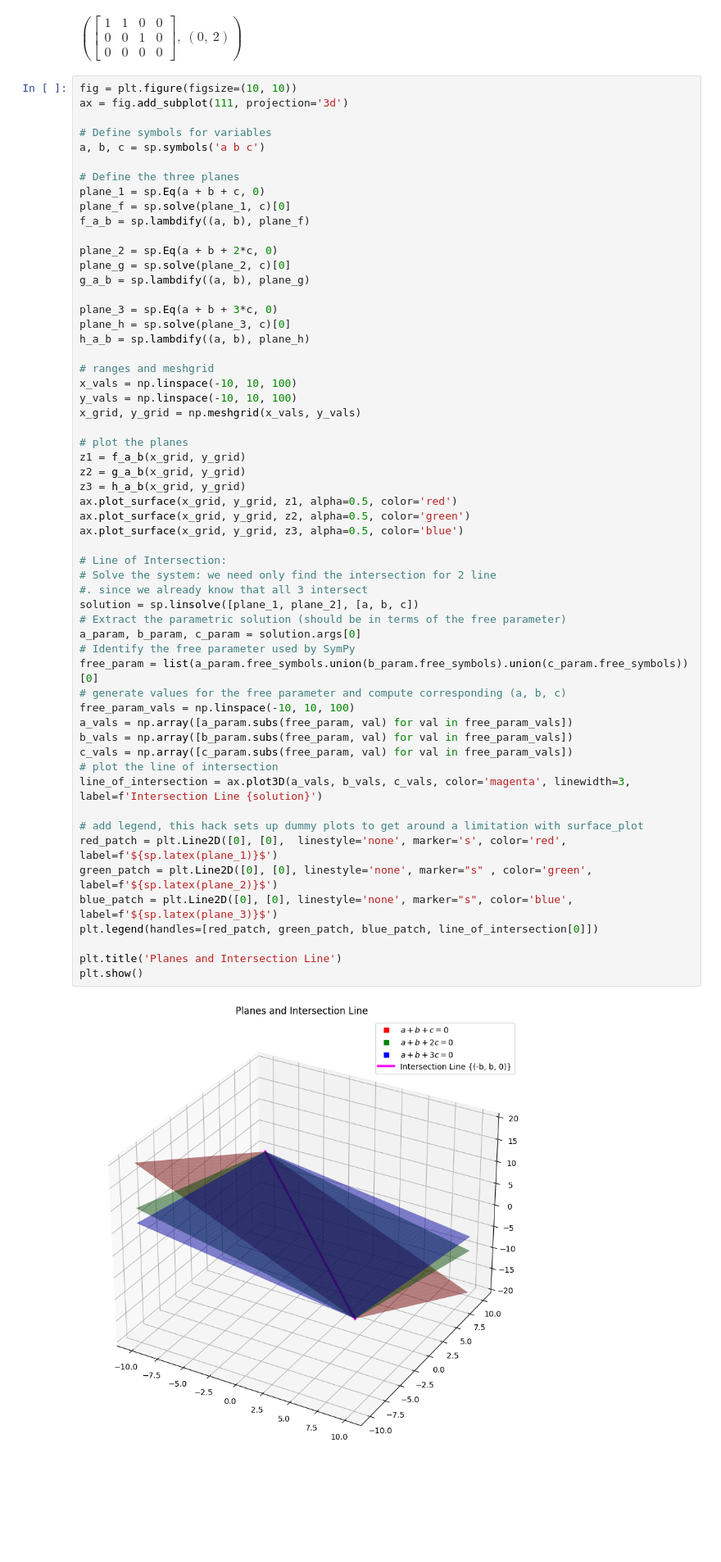
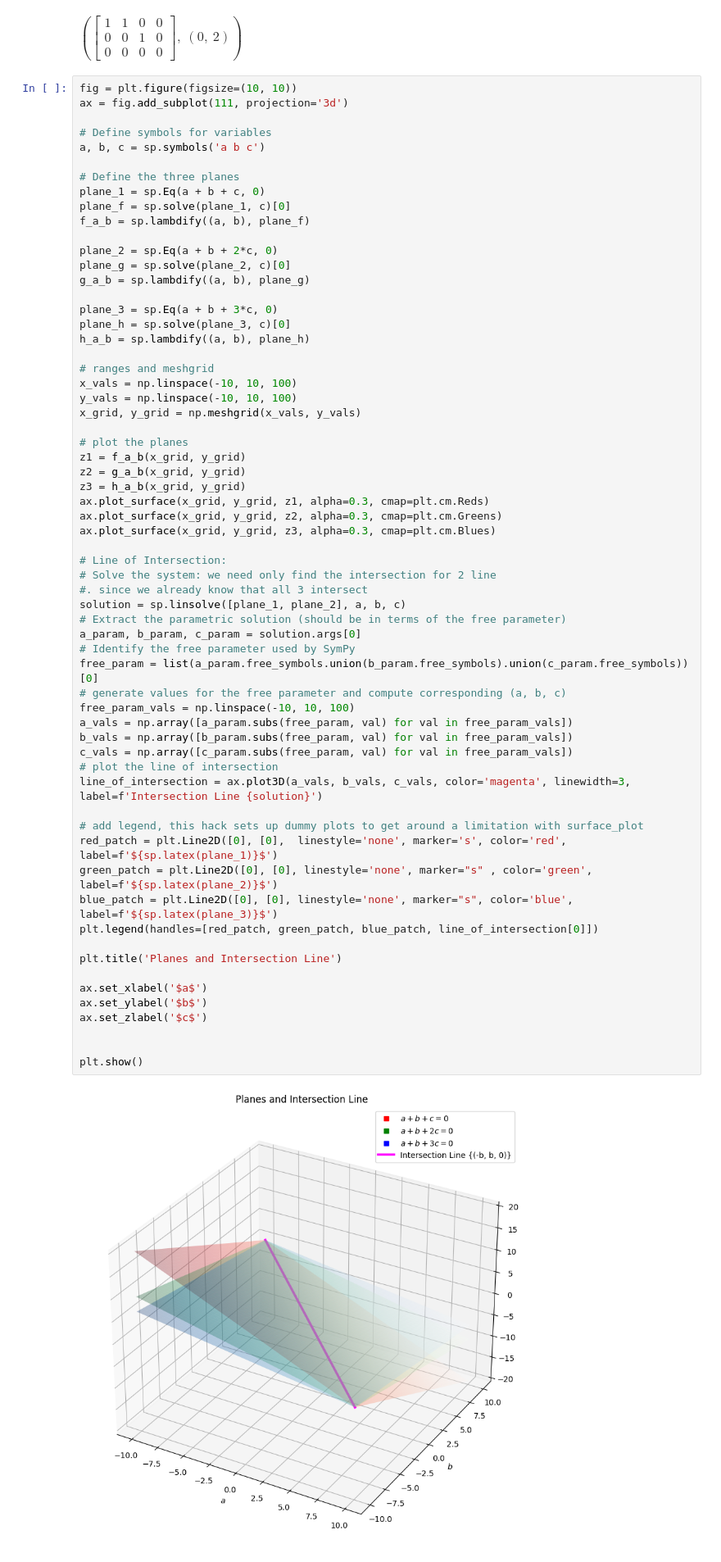
Before and after one commit to PaulToronto/DeepLearning-AI---Mathematics-for-Machine-Learning-and-Data-Science, a Jupyter notebook: 1_1_Systems_of_Linear_Equations.ipynb, the cells around one changed output. Shown at 82% size. Saved outputs shown, nothing was run; the diff lists cells and outputs as text; blank space fills up the shorter version.

```diff
--- a/1_1_Systems_of_Linear_Equations.ipynb
+++ b/1_1_Systems_of_Linear_Equations.ipynb
@@ -999,38 +1175,44 @@ x_grid, y_grid = np.meshgrid(x_vals, y_vals)
 
 # plot the planes
 z1 = f_a_b(x_grid, y_grid)
 z2 = g_a_b(x_grid, y_grid)
 z3 = h_a_b(x_grid, y_grid)
-ax.plot_surface(x_grid, y_grid, z1, alpha=0.5, color='red')
-ax.plot_surface(x_grid, y_grid, z2, alpha=0.5, color='green')
-ax.plot_surface(x_grid, y_grid, z3, alpha=0.5, color='blue')
+ax.plot_surface(x_grid, y_grid, z1, alpha=0.3, cmap=plt.cm.Reds)
+ax.plot_surface(x_grid, y_grid, z2, alpha=0.3, cmap=plt.cm.Greens)
+ax.plot_surface(x_grid, y_grid, z3, alpha=0.3, cmap=plt.cm.Blues)
 
 # Line of Intersection:
 # Solve the system: we need only find the intersection for 2 line
 #. since we already know that all 3 intersect
-solution = sp.linsolve([plane_1, plane_2], [a, b, c])
+solution = sp.linsolve([plane_1, plane_2], a, b, c)
 # Extract the parametric solution (should be in terms of the free parameter)
 a_param, b_param, c_param = solution.args[0]
 # Identify the free parameter used by SymPy
 free_param = list(a_param.free_symbols.union(b_param.free_symbols).union(c_param.free_symbols))[0]
 # generate values for the free parameter and compute corresponding (a, b, c)
 free_param_vals = np.linspace(-10, 10, 100)
 a_vals = np.array([a_param.subs(free_param, val) for val in free_param_vals])
 b_vals = np.array([b_param.subs(free_param, val) for val in free_param_vals])
 c_vals = np.array([c_param.subs(free_param, val) for val in free_param_vals])
 # plot the line of intersection
 line_of_intersection = ax.plot3D(a_vals, b_vals, c_vals, color='magenta', linewidth=3, label=f'Intersection Line {solution}')
 
 # add legend, this hack sets up dummy plots to get around a limitation with surface_plot
 red_patch = plt.Line2D([0], [0],  linestyle='none', marker='s', color='red', label=f'${sp.latex(plane_1)}$')
 green_patch = plt.Line2D([0], [0], linestyle='none', marker="s" , color='green', label=f'${sp.latex(plane_2)}$')
 blue_patch = plt.Line2D([0], [0], linestyle='none', marker="s", color='blue', label=f'${sp.latex(plane_3)}$')
 plt.legend(handles=[red_patch, green_patch, blue_patch, line_of_intersection[0]])
 
 plt.title('Planes and Intersection Line')
+
+ax.set_xlabel('$a$')
+ax.set_ylabel('$b$')
+ax.set_zlabel('$c$')
+
+
 plt.show()
 # %% [output]
-[figure, old version]
+[figure, new version]
 # %% [markdown]
 $
 a + b + c = 0 \\
```
Also changed, not shown: parts of 41 cells of this notebook.
